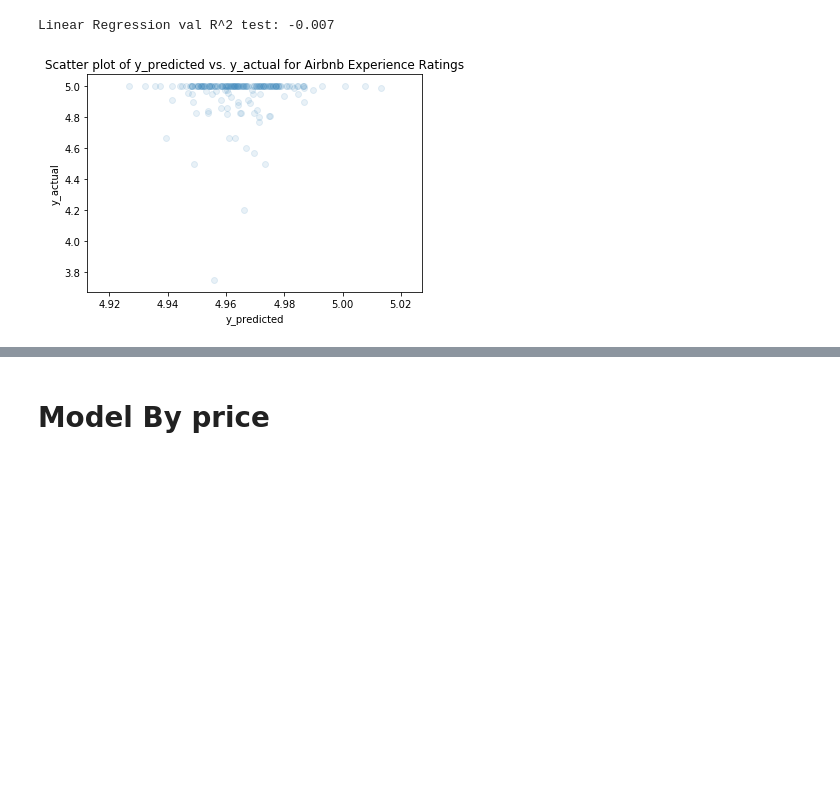
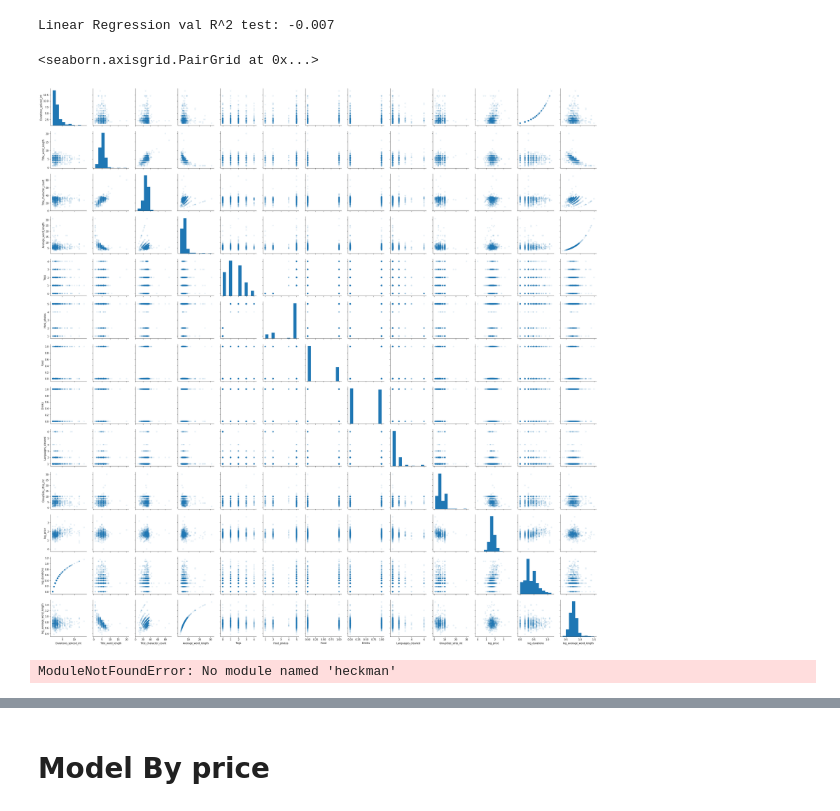
Before and after one commit to kristentaytok/Metis_Project2, a Jupyter notebook: Data Frames.ipynb, the cells around one changed output, grey strips where cells are left out. Saved outputs shown, nothing was run; the diff lists cells and outputs as text; code cells hidden in the pictures; blank space fills up the shorter version.

```diff
--- a/Data Frames.ipynb
+++ b/Data Frames.ipynb
@@ -560,13 +231,16 @@ y_predict = lm_rating.predict(X_test)
 print(f'Linear Regression val R^2 test: {lm_rating.score(X_test, y_test):.3f}')
 # %% [output]
 Linear Regression val R^2 test: -0.007
-# %%
-import matplotlib.pyplot as plt
-predict = y_predict
-actual = y_test
-plt.scatter(predict, actual, alpha = 0.1)
-plt.title('Scatter plot of y_predicted vs. y_actual for Airbnb Experience Ratings')
-plt.xlabel('y_predicted')
-plt.ylabel('y_actual');
-# %% [output]
-[figure, removed]
+# %%
+sns.pairplot(merged_df.select_dtypes(exclude=['object']).drop('Ratings_int',axis=1).drop('filled_na_Ratings_median',axis=1).drop('Prices_spliced_int',axis=1), plot_kws=dict(alpha=.1, edgecolor='none'))
+# %% [output]
+<seaborn.axisgrid.PairGrid at 0x...>
+[figure, added]
+# %%
+import heckman as heckman
+res = heckman.Heckman(y_train, X_train,).fit(method='twostep')
+print(res.summary())
+
+#merged_df[merged_df['Ratings_int'] < 5]
+# %% [output]
+ModuleNotFoundError: No module named 'heckman'
```
Also changed, not shown: parts of 66 cells of this notebook, 8 other files.
